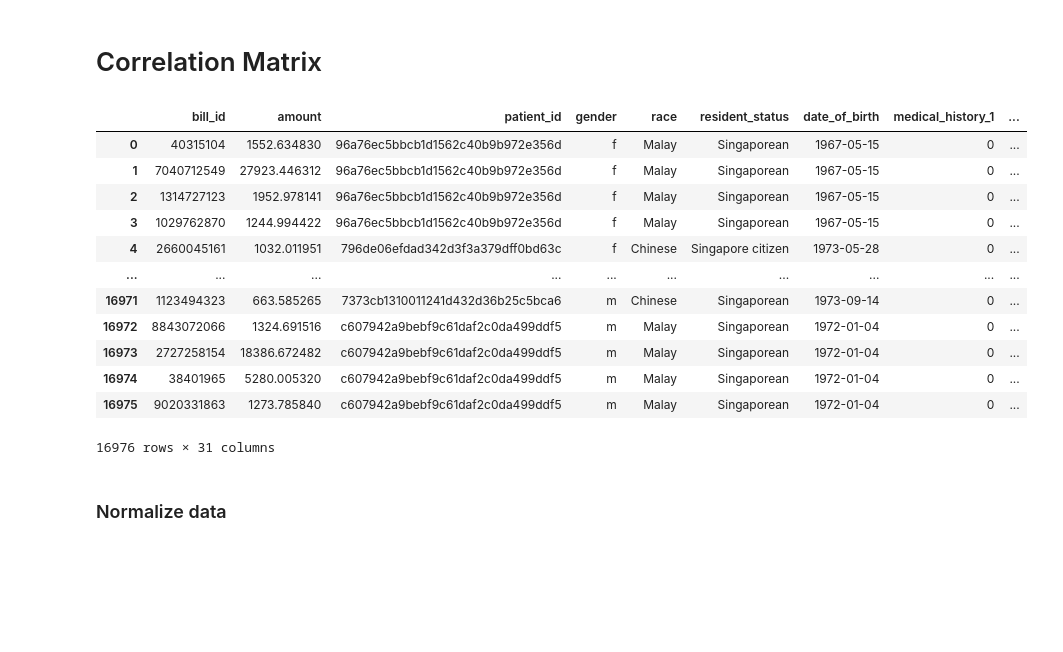
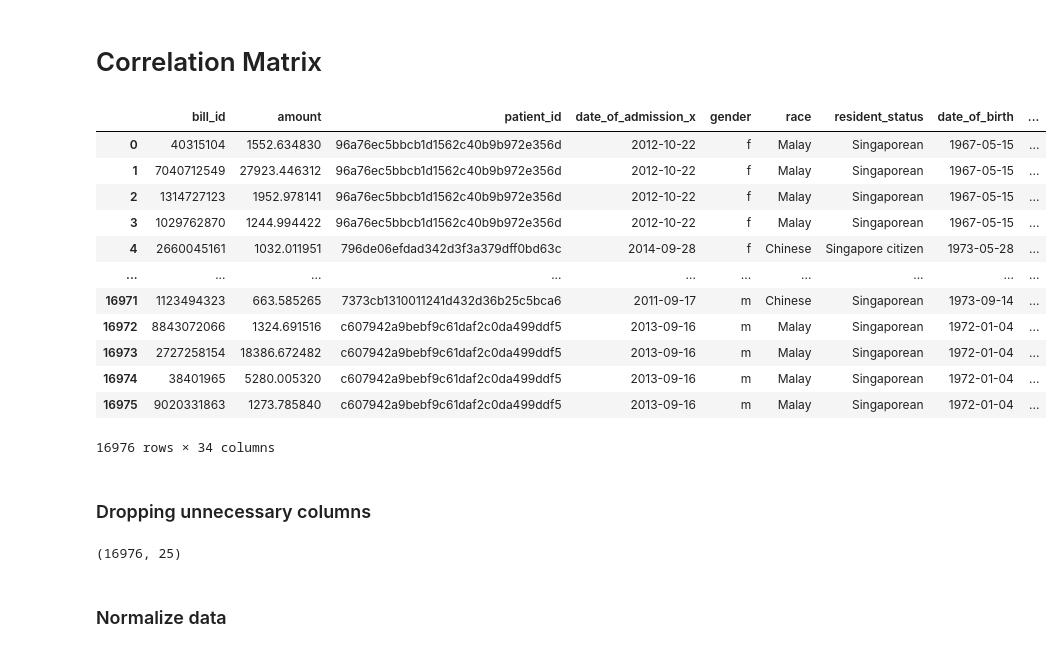
Before and after one commit to pooj23/PythonHolmuskAssignment, a Jupyter notebook: holmusk.ipynb, the cells around one changed output. Drawn from its saved outputs; the diff is of its cells as text; code cells hidden in the pictures; blank space fills up the shorter version.

```diff
--- a/holmusk.ipynb
+++ b/holmusk.ipynb
@@ -227,3 +213,0 @@ final_data.shape
-# %%
-#drop unnecessary columns
-final_data = final_data.drop(['date_of_admission_x', 'date_of_admission_y','date_of_discharge'], axis=1)
@@ -270,8 +243,8 @@ m         1064
 f          592
 Name: gender, dtype: int64
 # %%
-final_data["gender"]= final_data["gender"].str.replace("Male", "m", case = True)
-final_data["gender"]= final_data["gender"].str.replace("Female", "f", case = True)
+final_data["gender"]= final_data["gender"].str.replace("Male", "m")
+final_data["gender"]= final_data["gender"].str.replace("Female", "f")
 # %%
 final_data['gender'].value_counts()
 # %% [output]
@@ -304,8 +279,9 @@ India       568
 Name: race, dtype: int64
 # %%
 #Rename duplicate races such as Chinese and chinese so that they can be merged into one category
-final_data["race"]= final_data["race"].str.replace("chinese", "Chinese", case = True)
-final_data["race"]= final_data["race"].str.replace("India", "Indian", case = True)
+final_data["race"]= final_data["race"].str.replace("chinese", "Chinese")
+final_data["race"]= final_data["race"].str.replace("India", "Indian")
+final_data["race"]= final_data["race"].str.replace("Indiann", "Indian")
 # %%
 final_data['race'].value_counts() #Checking if the appropriate changes have been made
 # %% [output]
@@ -336,25 +337,28 @@ sns.barplot(data=billing_cost_by_race, x="race", y="amount")
 # Correlation Matrix
 # %%
 #Adding another column, age, based on today's date and date of birth.
-now = pd.Timestamp('now')
-final_data['date_of_birth'] = pd.to_datetime(final_data['date_of_birth'], format='%Y-%m-%d')    # 1
-final_data['date_of_birth'] =final_data['date_of_birth'].where(final_data['date_of_birth'] < now, final_data['date_of_birth'] -  np.timedelta64(100, 'Y'))   # 2
-final_data['age'] = (now - final_data['date_of_birth']).astype('<m8[Y]')    # 3
+
+final_data['date_of_birth'] = pd.to_datetime(final_data['date_of_birth'], format='%Y-%m-%d')
+final_data['date_of_admission_y'] = pd.to_datetime(final_data['date_of_admission_y'], format='%Y-%m-%d')
+final_data['date_of_birth'] = final_data['date_of_birth'].where(final_data['date_of_birth'] < final_data['date_of_admission_y'], final_data['date_of_birth'] -  np.timedelta64(100, 'Y'))
+final_data['age'] = (final_data['date_of_admission_y'] - final_data['date_of_birth']).astype('<m8[Y]')
 final_data
 
 #Reference: https://www.codegrepper.com/code-examples/python/convert+birth+date+column+to+age+pandas
 # %% [output]
-|  | bill_id | amount | patient_id | gender | race | resident_status | date_of_birth | medical_history_1 | ... |
-| 0 | 40315104 | 1552.634830 | 96a76ec5bbcb1d1562c40b9b972e356d | f | Malay | Singaporean | 1967-05-15 | 0 | ... |
-| 1 | 7040712549 | 27923.446312 | 96a76ec5bbcb1d1562c40b9b972e356d | f | Malay | Singaporean | 1967-05-15 | 0 | ... |
-| 2 | 1314727123 | 1952.978141 | 96a76ec5bbcb1d1562c40b9b972e356d | f | Malay | Singaporean | 1967-05-15 | 0 | ... |
-| 3 | 1029762870 | 1244.994422 | 96a76ec5bbcb1d1562c40b9b972e356d | f | Malay | Singaporean | 1967-05-15 | 0 | ... |
-| 4 | 2660045161 | 1032.011951 | 796de06efdad342d3f3a379dff0bd63c | f | Chinese | Singapore citizen | 1973-05-28 | 0 | ... |
+|  | bill_id | amount | patient_id | date_of_admission_x | gender | race | resident_status | date_of_birth | ... |
+| 0 | 40315104 | 1552.634830 | 96a76ec5bbcb1d1562c40b9b972e356d | 2012-10-22 | f | Malay | Singaporean | 1967-05-15 | ... |
+| 1 | 7040712549 | 27923.446312 | 96a76ec5bbcb1d1562c40b9b972e356d | 2012-10-22 | f | Malay | Singaporean | 1967-05-15 | ... |
+| 2 | 1314727123 | 1952.978141 | 96a76ec5bbcb1d1562c40b9b972e356d | 2012-10-22 | f | Malay | Singaporean | 1967-05-15 | ... |
+| 3 | 1029762870 | 1244.994422 | 96a76ec5bbcb1d1562c40b9b972e356d | 2012-10-22 | f | Malay | Singaporean | 1967-05-15 | ... |
+| 4 | 2660045161 | 1032.011951 | 796de06efdad342d3f3a379dff0bd63c | 2014-09-28 | f | Chinese | Singapore citizen | 1973-05-28 | ... |
 | ... | ... | ... | ... | ... | ... | ... | ... | ... | ... |
-| 16971 | 1123494323 | 663.585265 | 7373cb1310011241d432d36b25c5bca6 | m | Chinese | Singaporean | 1973-09-14 | 0 | ... |
-| 16972 | 8843072066 | 1324.691516 | c607942a9bebf9c61daf2c0da499ddf5 | m | Malay | Singaporean | 1972-01-04 | 0 | ... |
-| 16973 | 2727258154 | 18386.672482 | c607942a9bebf9c61daf2c0da499ddf5 | m | Malay | Singaporean | 1972-01-04 | 0 | ... |
-| 16974 | 38401965 | 5280.005320 | c607942a9bebf9c61daf2c0da499ddf5 | m | Malay | Singaporean | 1972-01-04 | 0 | ... |
-| 16975 | 9020331863 | 1273.785840 | c607942a9bebf9c61daf2c0da499ddf5 | m | Malay | Singaporean | 1972-01-04 | 0 | ... |
+| 16971 | 1123494323 | 663.585265 | 7373cb1310011241d432d36b25c5bca6 | 2011-09-17 | m | Chinese | Singaporean | 1973-09-14 | ... |
+| 16972 | 8843072066 | 1324.691516 | c607942a9bebf9c61daf2c0da499ddf5 | 2013-09-16 | m | Malay | Singaporean | 1972-01-04 | ... |
+| 16973 | 2727258154 | 18386.672482 | c607942a9bebf9c61daf2c0da499ddf5 | 2013-09-16 | m | Malay | Singaporean | 1972-01-04 | ... |
+| 16974 | 38401965 | 5280.005320 | c607942a9bebf9c61daf2c0da499ddf5 | 2013-09-16 | m | Malay | Singaporean | 1972-01-04 | ... |
+| 16975 | 9020331863 | 1273.785840 | c607942a9bebf9c61daf2c0da499ddf5 | 2013-09-16 | m | Malay | Singaporean | 1972-01-04 | ... |
-16976 rows × 31 columns
+16976 rows × 34 columns
+# %% [markdown]
+### Dropping unnecessary columns
 # %%
@@ -363,3 +368,7 @@ final_data = final_data.drop(['race', 'gender','resident_status','bill_id','date
+# %%
+final_data.shape
+# %% [output]
+(16976, 25)
 # %% [markdown]
 ### Normalize data
 # %%
```
Also changed, not shown: parts of 32 cells of this notebook.
